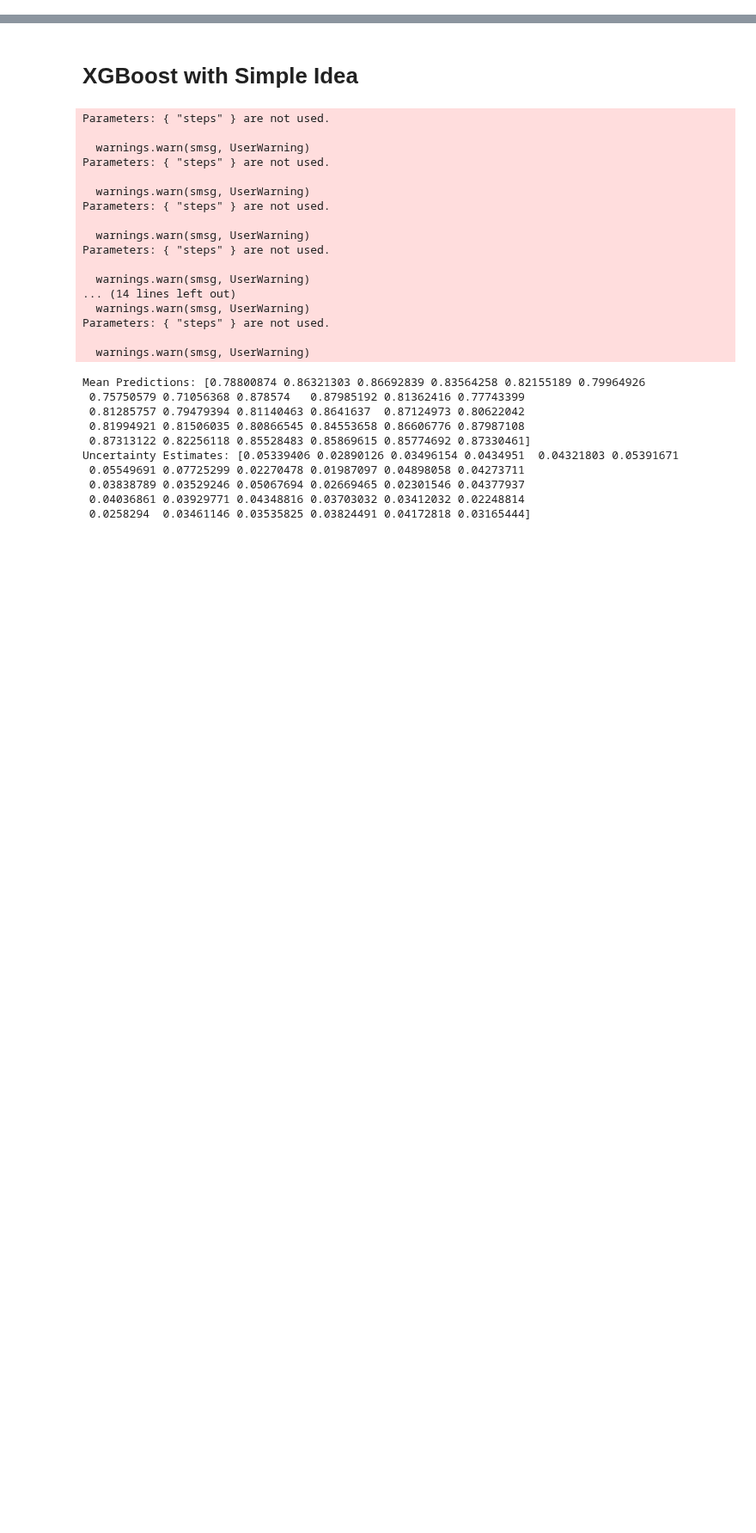
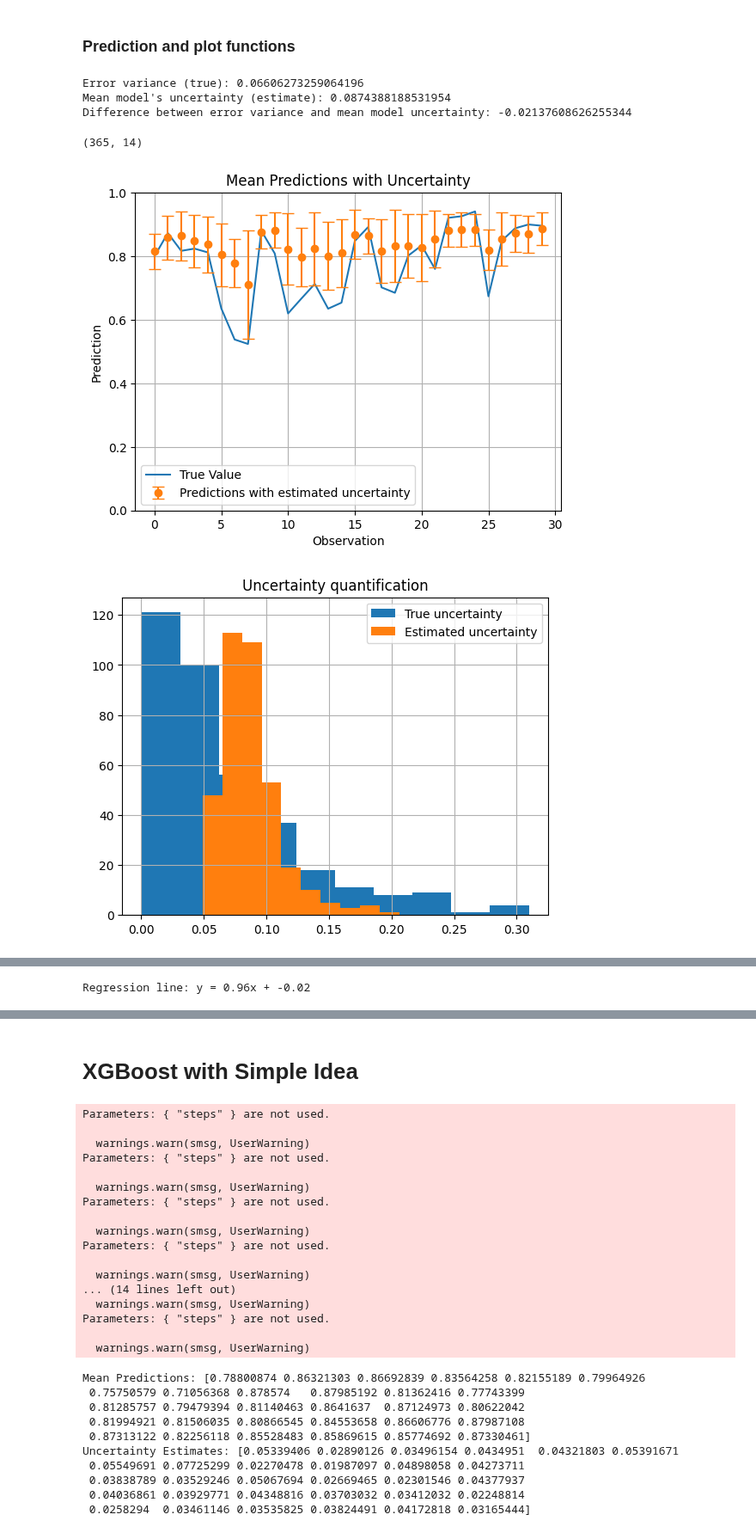
Before and after one commit to clarachristiansen/Bachelor_project, a Jupyter notebook: Uncertainty_quantification.ipynb, the cells around one changed output, grey strips where cells are left out. Shown at 86% size. Drawn from its saved outputs; the diff is of its cells as text; code cells hidden in the pictures; blank space fills up the shorter version.

```diff
--- a/Uncertainty_quantification.ipynb
+++ b/Uncertainty_quantification.ipynb
@@ -35,0 +71,2 @@ X = data[(data['visualiseringskode'] == route) & (data['station'] == station)].i
+# %% [markdown]
+### Prediction and plot functions
@@ -35,0 +120,58 @@ X = data[(data['visualiseringskode'] == route) & (data['station'] == station)].i
+# %%
+difference = np.mean(true_uncertainty) - np.mean(estimated_uncertainty)
+print(f'Error variance (true): {np.mean(true_uncertainty)}')
+print(f"Mean model's uncertainty (estimate): {np.mean(estimated_uncertainty)}")
+
+print("Difference between error variance and mean model uncertainty:", difference)
+# Show values
+# %% [output]
+Error variance (true): 0.06606273259064196
+Mean model's uncertainty (estimate): 0.0874388188531954
+Difference between error variance and mean model uncertainty: -0.02137608626255344
+# %%
+# Plot mean predictions with uncertainty in time series format
+from sklearn.linear_model import LinearRegression
+
+def time_series_uncertainty(mean_pred, y_test, estimated_uncertainty):
+    plt.plot(range(len(mean_pred[-30:])), y_test[-30:], label='True Value')
+    plt.errorbar(range(len(mean_pred[-30:])), mean_pred[-30:], yerr=estimated_uncertainty[-30:], fmt='o', capsize=5, label='Predictions with estimated uncertainty')
+    plt.xlabel('Observation')
+    plt.ylabel('Prediction')
+    plt.ylim(0, 1)
+    plt.title('Mean Predictions with Uncertainty')
+    plt.legend()
+    plt.grid()
+    plt.show()
+
+def histogram_uncertainty(true_uncertainty, estimated_uncertainty):
+    plt.hist(true_uncertainty, label = 'True uncertainty')
+    plt.hist(estimated_uncertainty,  label = 'Estimated uncertainty')
+    plt.title('Uncertainty quantification')
+    plt.legend()
+    plt.grid()
+    plt.show()
+
+def correlation_scatter(true_uncertainty, estimated_uncertainty):
+    plt.scatter(estimated_uncertainty, true_uncertainty)
+    plt.xlabel('Estimated Uncertainty')
+    plt.ylabel('True Uncertainty')
+    plt.title('Correlation Plot: Uncertainty Quantification')
+    # Fit a line to correct the estimated uncertainty
+    model = LinearRegression()
+    model.fit(np.array(estimated_uncertainty).reshape(-1, 1), true_uncertainty)
+    slope = model.coef_[0]
+    intercept = model.intercept_
+    plt.plot(np.array(estimated_uncertainty), slope*np.array(estimated_uncertainty) + intercept, color='red')
+    plt.grid()
+    plt.show()
+    print(f"Regression line: y = {slope:.2f}x + {intercept:.2f}") # Interessant resultat?
+# %%
+true_uncertainty, estimated_uncertainty, consensus_predictions = predict_with_uncertainty_conf_int(models, X_test, y_test, conf_int=68)
+
+time_series_uncertainty(consensus_predictions, y_test, estimated_uncertainty)
+histogram_uncertainty(true_uncertainty, estimated_uncertainty)
+correlation_scatter(true_uncertainty, estimated_uncertainty)
+# %% [output]
+(365, 14)
+[figure, added]
+[figure, added]
@@ -35,0 +179 @@ X = data[(data['visualiseringskode'] == route) & (data['station'] == station)].i
+Regression line: y = 0.96x + -0.02
```
Also changed, not shown: parts of 11 cells of this notebook.
